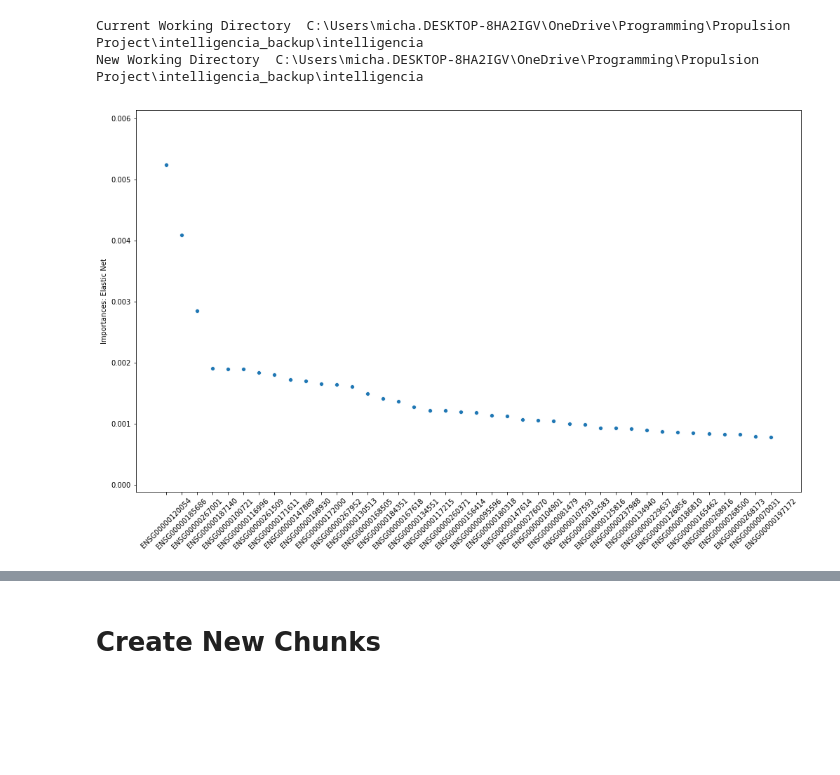
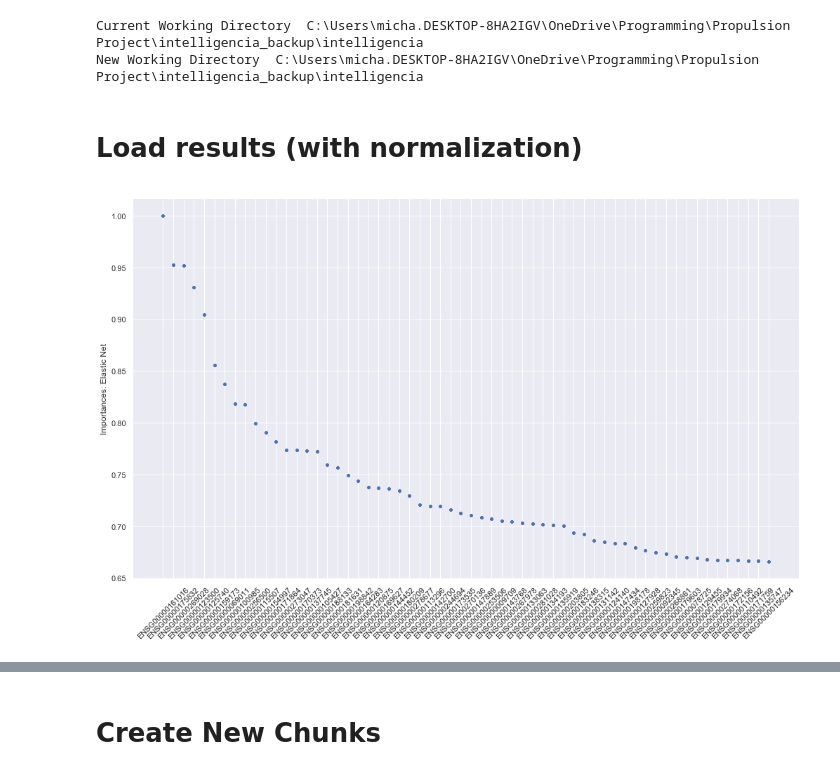
Before and after one commit to mikesamir/oncological_gene_expression_analysis, a Jupyter notebook: Mike/2_Model_Evaluation.ipynb, the cells around one changed output, grey strips where cells are left out. Drawn from its saved outputs; the diff is of its cells as text; code cells hidden in the pictures; blank space fills up the shorter version.

```diff
--- a/Mike/2_Model_Evaluation.ipynb
+++ b/Mike/2_Model_Evaluation.ipynb
@@ -95,4 +126,6 @@ class ModelEvaluation:
 me = ModelEvaluation(1888)
+# %% [markdown]
+# Load results (with normalization)
 # %%
 path_skin = "Output/Results/Result_Skin.csv"
 path_thyroid = "Output/Results/Result_Thyroid_ThyroidGland.csv"
@@ -100,15 +133,23 @@ path_colon = "Output/Results/Result_Colon.csv"
 path_breast = "Output/Results/Result_Breast.csv"
 path_lung_a = "Output/Results/Result_LungAdenocarcinoma_Lung.csv"
 path_lung_s = "Output/Results/Result_LungSquamousCellCarcinoma_Lung.csv"
+path_lung_vs = "Output/Results/Result_LungA1_vs_LungS1.csv"
+path_all = "Output/Results/Result_AllCancers_0vs1.csv"
 
-results_skin = me.read_results(path_skin)
-results_thyroid = me.read_results(path_thyroid)
-results_colon = me.read_results(path_colon)
-results_breast = me.read_results(path_breast)
-results_lung_a = me.read_results(path_lung_a)
-results_lung_s = me.read_results(path_lung_s)
+
+threshold = 0
+results_skin = me.read_normalize_results(path_skin, threshold = threshold)
+results_thyroid = me.read_normalize_results(path_thyroid, threshold = threshold)
+results_colon = me.read_normalize_results(path_colon, threshold = threshold)
+results_breast = me.read_normalize_results(path_breast, threshold = threshold)
+results_lung_a = me.read_normalize_results(path_lung_a, threshold = threshold)
+results_lung_s = me.read_normalize_results(path_lung_s, threshold = threshold)
+results_lung_vs = me.read_normalize_results(path_lung_vs, threshold = threshold)
+results_all = me.read_normalize_results(path_all, threshold = threshold)
+
+results = [results_skin, results_thyroid, results_colon, results_breast, results_lung_a, results_lung_s, results_lung_vs, results_all]
 # %%
-me.importances_scatter(results, "Importances: Elastic Net", ngenes = 40)
+me.importances_scatter(results_all, "Importances: Elastic Net", ngenes = 60)
 # %% [output]
-[figure, old version]
+[figure, new version]
 # %%
```
Also changed, not shown: parts of 6 cells of this notebook, 3 other files.
